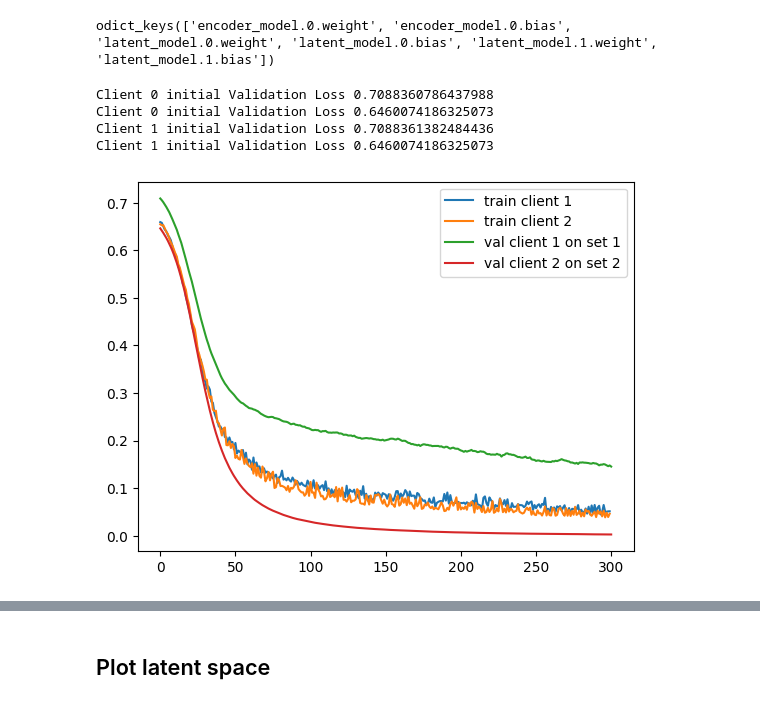
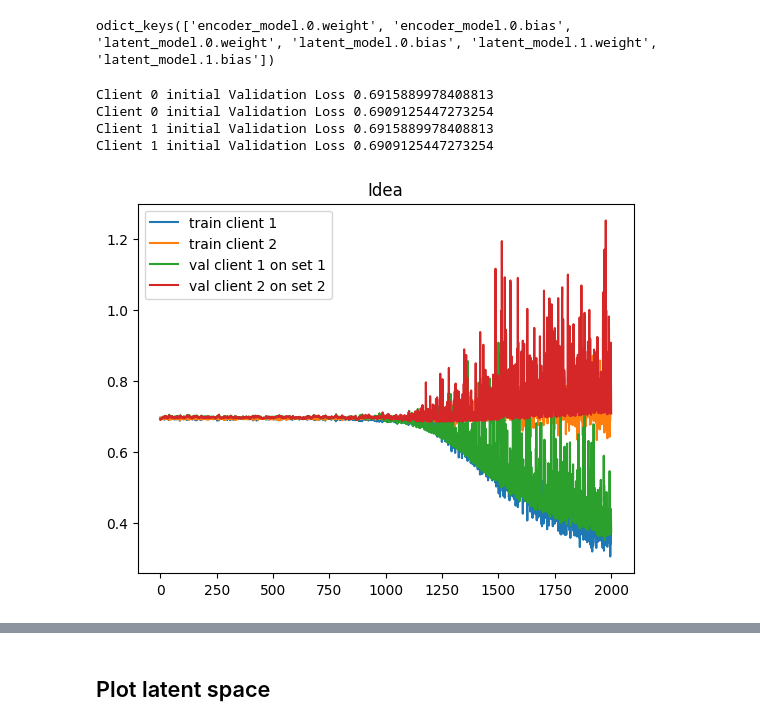
Before and after one commit to sharkovsky/SplitNN-Bias-MasterThesis, a Jupyter notebook: Generating_data-skeleton.ipynb, the cells around one changed output, grey strips where cells are left out. Saved outputs shown, nothing was run; the diff lists cells and outputs as text; code cells hidden in the pictures.

Commit message:
Integrate new idea data generation in Francesco code

```diff
--- a/Generating_data-skeleton.ipynb
+++ b/Generating_data-skeleton.ipynb
@@ -289,11 +335,11 @@ class Client(nn.Module):
         self.encoder_model = encoder_model
 
         self.latent_model = nn.Sequential(
-            nn.Linear(20,5),
-            nn.Linear(5,2)
+            nn.Linear(config['latent_space_dim_1'],config['latent_space_dim_2']),
+            nn.Linear(config['latent_space_dim_2'],2)
         )
 
-        self.optimizer = torch.optim.SGD(self.parameters(), lr=5e-3)
+        self.optimizer = torch.optim.SGD(self.parameters(), lr=config['lr'])
 
     def forward(self, inputs):
         outputs_encoder = self.encoder_model(inputs)
@@ -309,10 +355,10 @@ class Client(nn.Module):
 # %%
 encoder_models = [
     nn.Sequential(
-        nn.Linear(4,20),
+        nn.Linear(4,config['latent_space_dim_1']),
     ),
     nn.Sequential(
-        nn.Linear(4,20)
+        nn.Linear(4,config['latent_space_dim_1'])
     )
 ]
 # %%
@@ -320,7 +366,7 @@ clients = [Client(encoder_model=e) for e in encoder_models]
 # %% [markdown]
 ## DataLoaders
 # %%
-batch_size = 5
+batch_size = config['batch_size']
 shuffle_batches = True
 loaders_train = [DataLoader(dataset=d, batch_size=batch_size, shuffle=shuffle_batches) for d in client_datasets_train]
 loaders_test = [DataLoader(dataset=d, batch_size=batch_size, shuffle=shuffle_batches) for d in client_datasets_test]
@@ -374,13 +420,13 @@ for client in clients:
     client.load_state_dict(init_model)
 # %%
 do_fedavg = True
+# %%
+#num_epochs_per_round = 2
+num_updates_per_round = config['num_updates_per_round']  #len(loaders_train[0])
+num_rounds = config['num_rounds']
+idea_train_losses = [[] for c in clients]
+idea_val_losses = [[[] for d in loaders_test] for c in clients]
 # %%
-#num_epochs_per_round = 2
-num_updates_per_round = 20  #len(loaders_train[0])
-num_rounds = 300
-idea_train_losses = [[] for c in clients]
-idea_val_losses = [[[] for d in loaders_test] for c in clients]
-
 # first validation
 with torch.no_grad():
     for i_client, client_ in enumerate(clients):
@@ -466,21 +512,22 @@ for round_ in range(1,num_rounds+1):
                 #print(f"Client {i_client} Round {round_} Validation Loss {avg_loss}")
                 idea_val_losses[i_client][i_loader].append(avg_loss)
 # %% [output]
-Client 0 initial Validation Loss 0.7088360786437988
-Client 0 initial Validation Loss 0.6460074186325073
-Client 1 initial Validation Loss 0.7088361382484436
-Client 1 initial Validation Loss 0.6460074186325073
+Client 0 initial Validation Loss 0.6915889978408813
+Client 0 initial Validation Loss 0.6909125447273254
+Client 1 initial Validation Loss 0.6915889978408813
+Client 1 initial Validation Loss 0.6909125447273254
 # %%
 plt.plot(idea_train_losses[0], label='train client 1')
 plt.plot(idea_train_losses[1], label='train client 2')
 plt.plot(idea_val_losses[0][0], label='val client 1 on set 1')
 #plt.plot(val_losses[0][1], label='val client 1 on set 2')
 #plt.plot(val_losses[1][0], label='val client 2 on set 1')
 plt.plot(idea_val_losses[1][1], label='val client 2 on set 2')
 _ = plt.legend()
 #plt.ylim([0.4, 1.0])
+_ = plt.title('Idea')
 # %% [output]
-[figure, old version]
+[figure, new version]
 # %%
 class FedAVGClient(nn.Module):
     def __init__(self):
```
Also changed, not shown: parts of 54 cells of this notebook.
